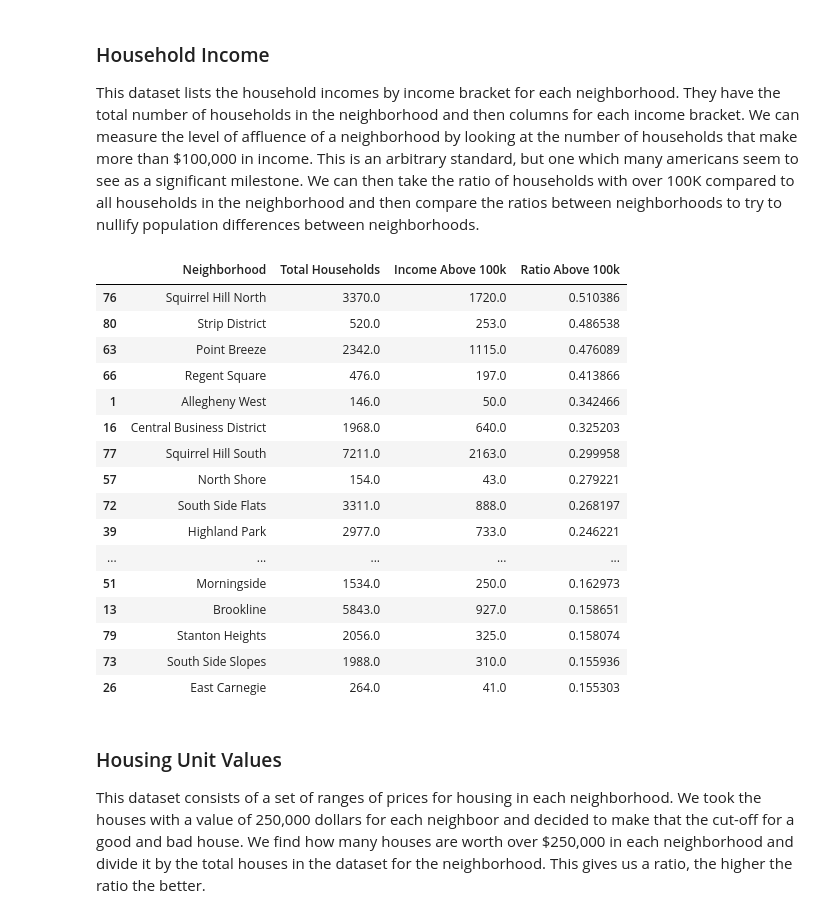
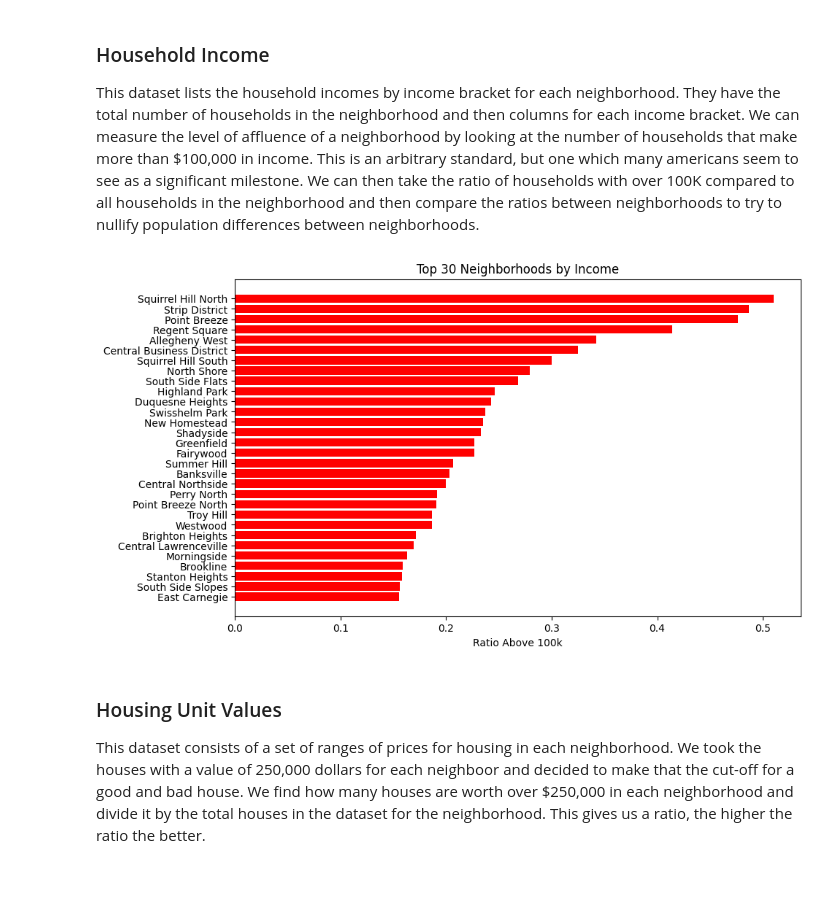
Before and after one commit to IlayDvir/BestNeighborhood, a Jupyter notebook: Neighborhoodpicker.ipynb, the cells around one changed output. Drawn from its saved outputs; the diff is of its cells as text; code cells hidden in the pictures; blank space fills up the shorter version.

```diff
--- a/Neighborhoodpicker.ipynb
+++ b/Neighborhoodpicker.ipynb
@@ -64,40 +58,34 @@ This dataset lists the household incomes by income bracket for each neighborhood
 # %%
 incomes = pd.read_csv("household-income.csv")
 
 above100k = [
     "Estimate; Total: - $100,000 to $124,999",
     "Estimate; Total: - $125,000 to $149,999",
     "Estimate; Total: - $150,000 to $199,999",
     "Estimate; Total: - $200,000 or more",
 ]
 
 incomes["Income Above 100k"] = incomes[above100k].sum(axis=1)
 
 incomes["Total Households"] = incomes['Estimate; Total:']
 incomes["Ratio Above 100k"] = incomes["Income Above 100k"] / incomes["Total Households"]
 
 # Display the ratio for each neighborhood
-result = incomes[['Neighborhood', 'Total Households', 'Income Above 100k', 'Ratio Above 100k']]
-result = result.sort_values(by='Ratio Above 100k', ascending=False)
-result.head(30)
+income_result = incomes[['Neighborhood', 'Total Households', 'Income Above 100k', 'Ratio Above 100k']]
+income_result = income_result.sort_values(by='Ratio Above 100k', ascending=False)
+#result.head(30)
+
+top_neighborhoods = income_result.head(30)
+
+plt.figure(figsize=(10, 6))
+plt.barh(top_neighborhoods['Neighborhood'], top_neighborhoods['Ratio Above 100k'], color='red')
+plt.xlabel('Ratio Above 100k')
+plt.title('Top 30 Neighborhoods by Income')
+plt.gca().invert_yaxis()  # Invert the y-axis for better readability
+
+plt.show()
 # %% [output]
-|  | Neighborhood | Total Households | Income Above 100k | Ratio Above 100k |
-| 76 | Squirrel Hill North | 3370.0 | 1720.0 | 0.510386 |
-| 80 | Strip District | 520.0 | 253.0 | 0.486538 |
-| 63 | Point Breeze | 2342.0 | 1115.0 | 0.476089 |
-| 66 | Regent Square | 476.0 | 197.0 | 0.413866 |
-| 1 | Allegheny West | 146.0 | 50.0 | 0.342466 |
-| 16 | Central Business District | 1968.0 | 640.0 | 0.325203 |
-| 77 | Squirrel Hill South | 7211.0 | 2163.0 | 0.299958 |
-| 57 | North Shore | 154.0 | 43.0 | 0.279221 |
-| 72 | South Side Flats | 3311.0 | 888.0 | 0.268197 |
-| 39 | Highland Park | 2977.0 | 733.0 | 0.246221 |
-| ... | ... | ... | ... | ... |
-| 51 | Morningside | 1534.0 | 250.0 | 0.162973 |
-| 13 | Brookline | 5843.0 | 927.0 | 0.158651 |
-| 79 | Stanton Heights | 2056.0 | 325.0 | 0.158074 |
-| 73 | South Side Slopes | 1988.0 | 310.0 | 0.155936 |
-| 26 | East Carnegie | 264.0 | 41.0 | 0.155303 |
+[figure, added]
 # %% [markdown]
 ### Housing Unit Values
 
```
Also changed, not shown: parts of 5 cells of this notebook.
